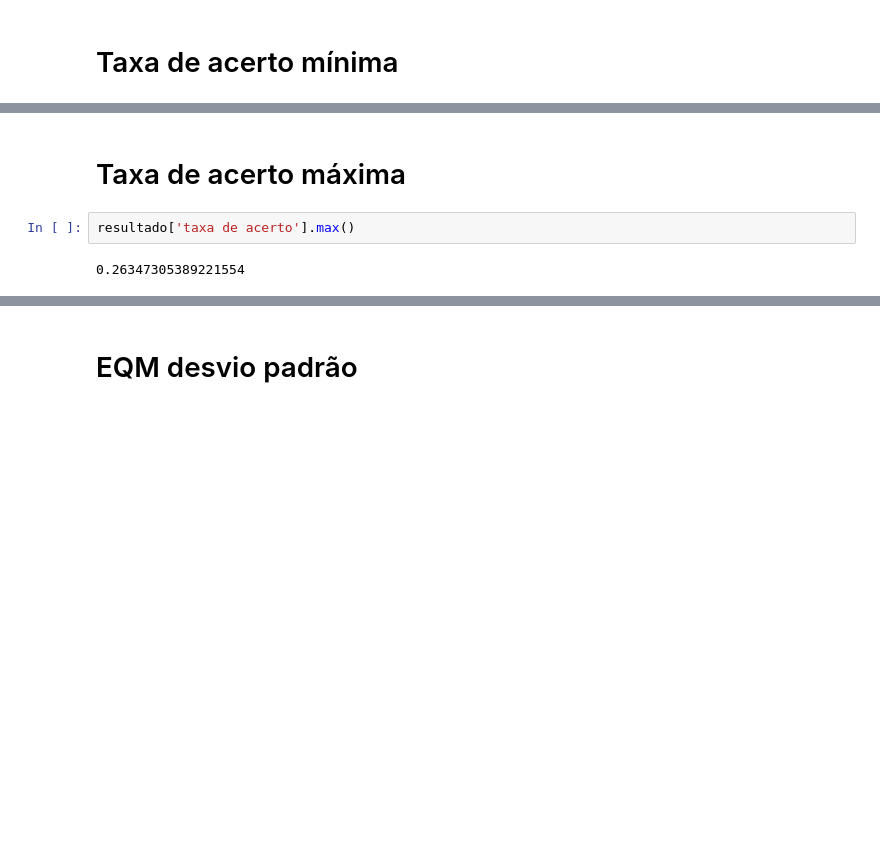
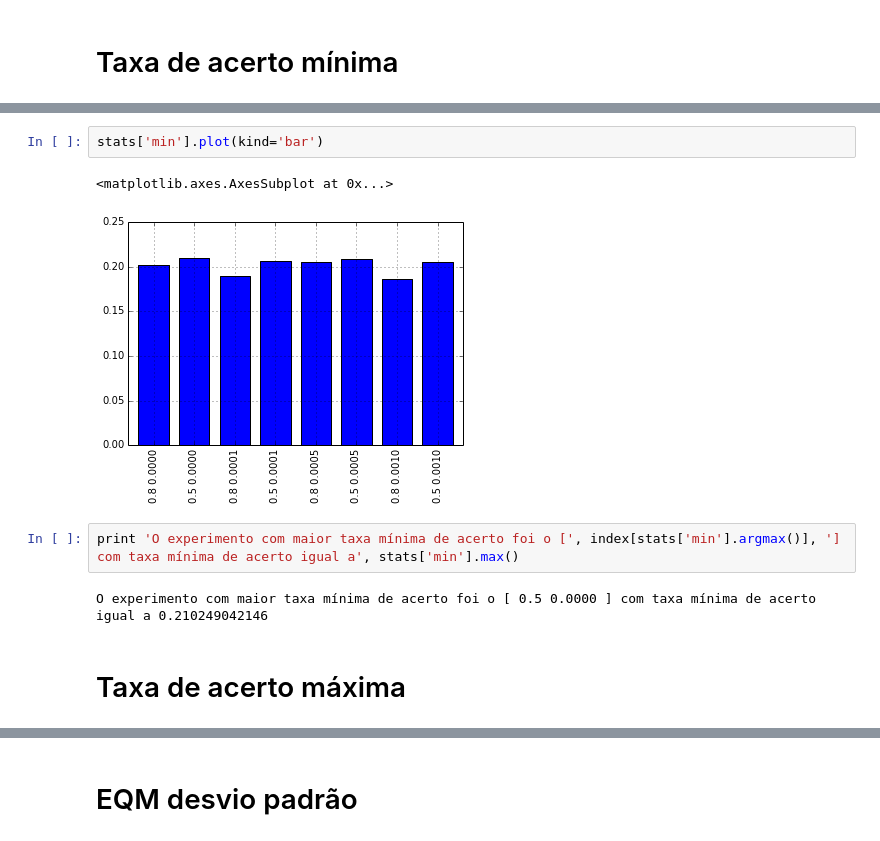
Before and after one commit to abevieiramota/mestrado-ICA, a Jupyter notebook: Trabalho 1.ipynb, the cells around one changed output, grey strips where cells are left out. Saved outputs shown, nothing was run; the diff lists cells and outputs as text; blank space fills up the shorter version.

```diff
--- a/Trabalho 1.ipynb
+++ b/Trabalho 1.ipynb
@@ -211,6 +230,11 @@ resultado['taxa de acerto'].min()
+# %%
+stats['min'].plot(kind='bar')
+# %% [output]
+<matplotlib.axes.AxesSubplot at 0x...>
+[figure, added]
+# %%
+print 'O experimento com maior taxa mínima de acerto foi o [', index[stats['min'].argmax()], '] com taxa mínima de acerto igual a', stats['min'].max()
+# %% [output]
+O experimento com maior taxa mínima de acerto foi o [ 0.5 0.0000 ] com taxa mínima de acerto igual a 0.210249042146
 # %% [markdown]
 # Taxa de acerto máxima
-# %%
-resultado['taxa de acerto'].max()
-# %% [output]
-0.26347305389221554
```
Also changed, not shown: parts of 18 cells of this notebook, 2 other files.
